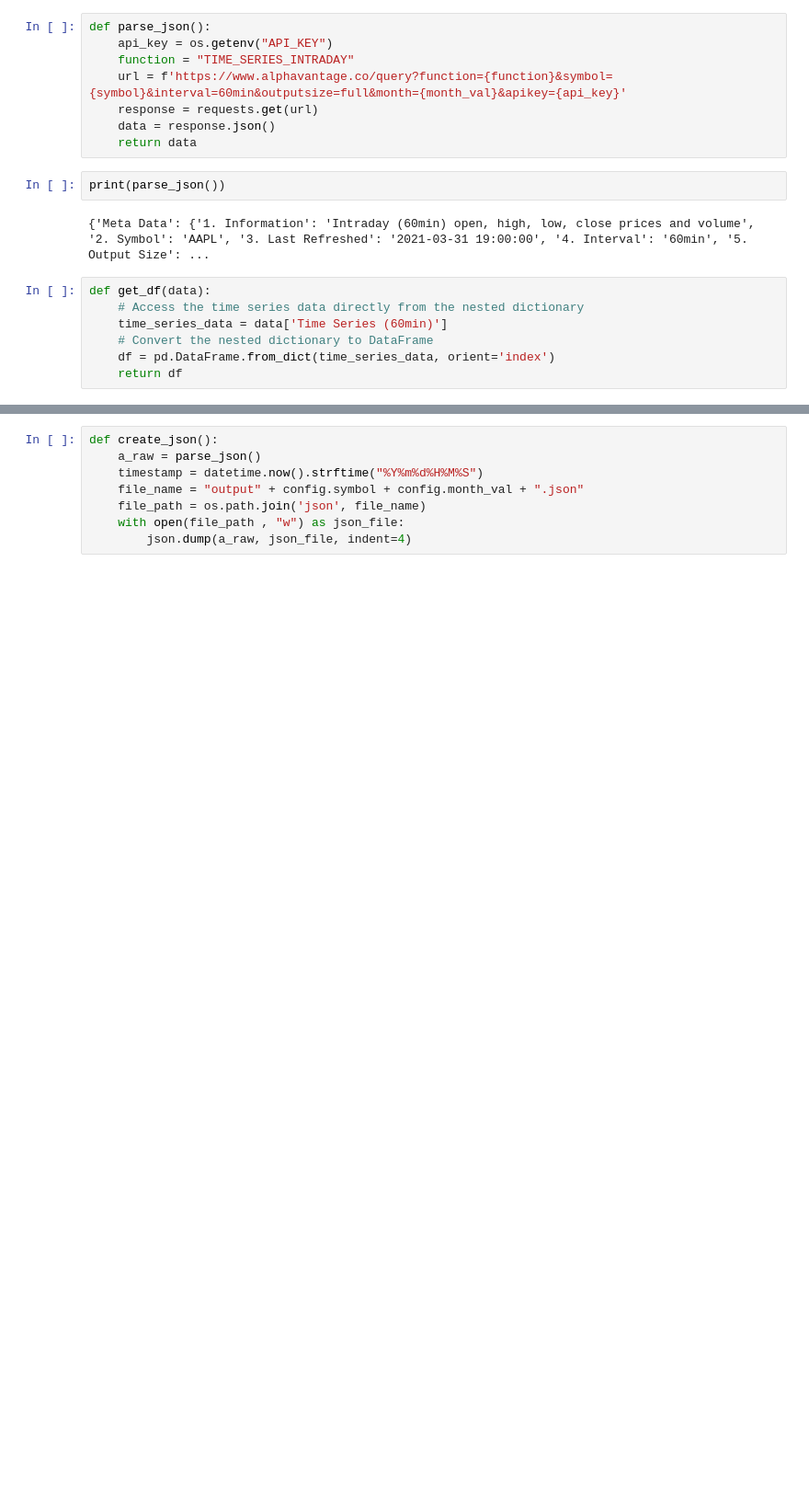
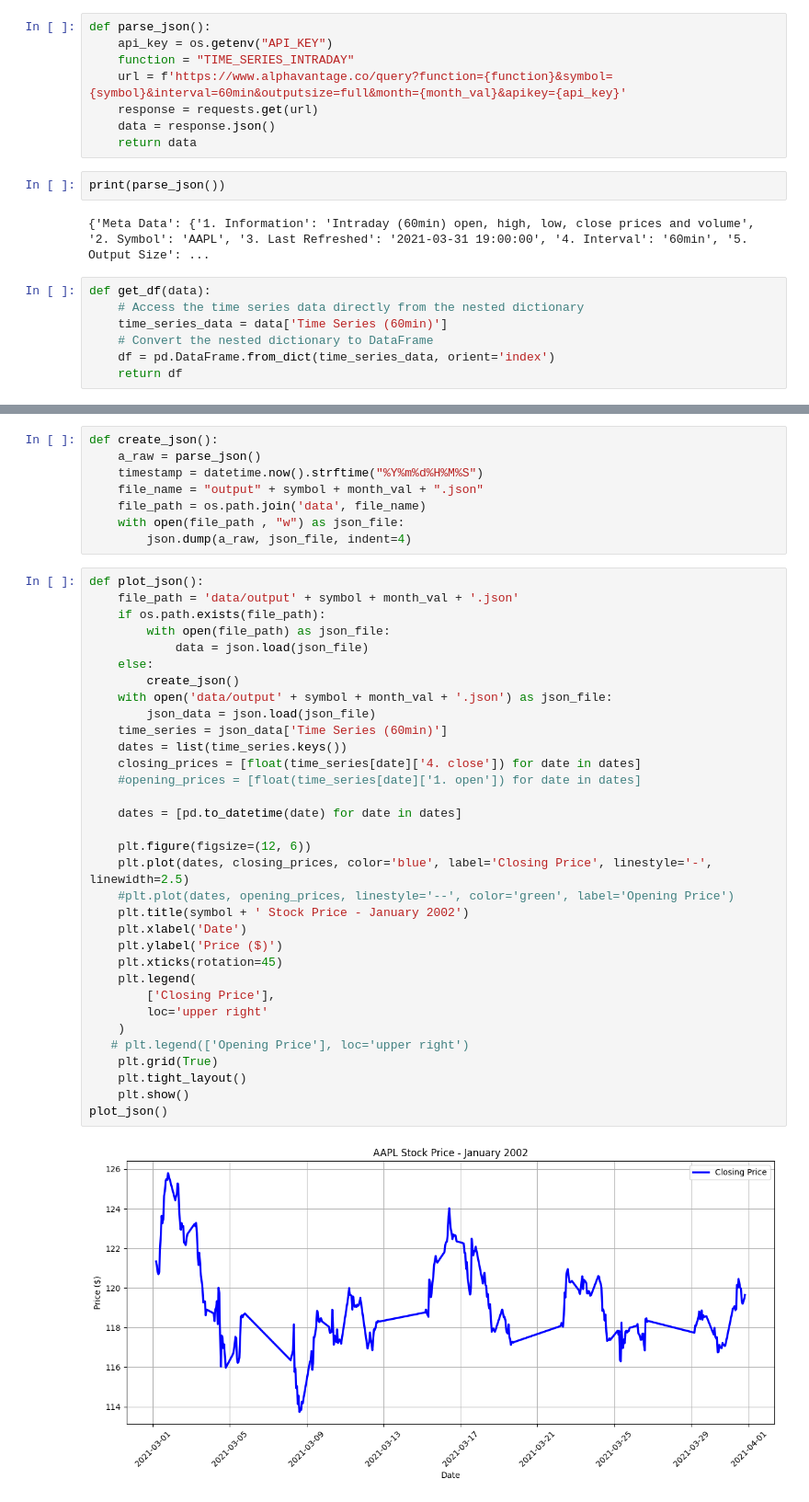
Before and after one commit to omerkulaksiz/Vorhersage-von-Aktienkursen-mit-Zeitreihenanalyse, a Jupyter notebook: main.ipynb, the cells around one changed output, grey strips where cells are left out. Shown: that part at 92% size. Saved outputs shown, nothing was run; the diff lists cells and outputs as text; blank space fills up the shorter version.

```diff
--- a/main.ipynb
+++ b/main.ipynb
@@ -38,7 +56,42 @@ def get_df(data):
 def create_json():
     a_raw = parse_json()
     timestamp = datetime.now().strftime("%Y%m%d%H%M%S")
-    file_name = "output" + config.symbol + config.month_val + ".json"
-    file_path = os.path.join('json', file_name)
+    file_name = "output" + symbol + month_val + ".json"
+    file_path = os.path.join('data', file_name)
     with open(file_path , "w") as json_file:
         json.dump(a_raw, json_file, indent=4)
+# %%
+def plot_json():
+    file_path = 'data/output' + symbol + month_val + '.json'
+    if os.path.exists(file_path):
+        with open(file_path) as json_file:
+            data = json.load(json_file)
+    else:
+        create_json()
+    with open('data/output' + symbol + month_val + '.json') as json_file:
+        json_data = json.load(json_file)
+    time_series = json_data['Time Series (60min)']
+    dates = list(time_series.keys())
+    closing_prices = [float(time_series[date]['4. close']) for date in dates]
+    #opening_prices = [float(time_series[date]['1. open']) for date in dates]
+
+    dates = [pd.to_datetime(date) for date in dates]
+
+    plt.figure(figsize=(12, 6))
+    plt.plot(dates, closing_prices, color='blue', label='Closing Price', linestyle='-', linewidth=2.5)
+    #plt.plot(dates, opening_prices, linestyle='--', color='green', label='Opening Price')
+    plt.title(symbol + ' Stock Price - January 2002')
+    plt.xlabel('Date')
+    plt.ylabel('Price ($)')
+    plt.xticks(rotation=45)
+    plt.legend(
+        ['Closing Price'],
+        loc='upper right'
+    )
+   # plt.legend(['Opening Price'], loc='upper right')
+    plt.grid(True)
+    plt.tight_layout()
+    plt.show()
+plot_json()
+# %% [output]
+[figure, added]
```
Also changed, not shown: parts of 2 cells of this notebook, 1 other file.
